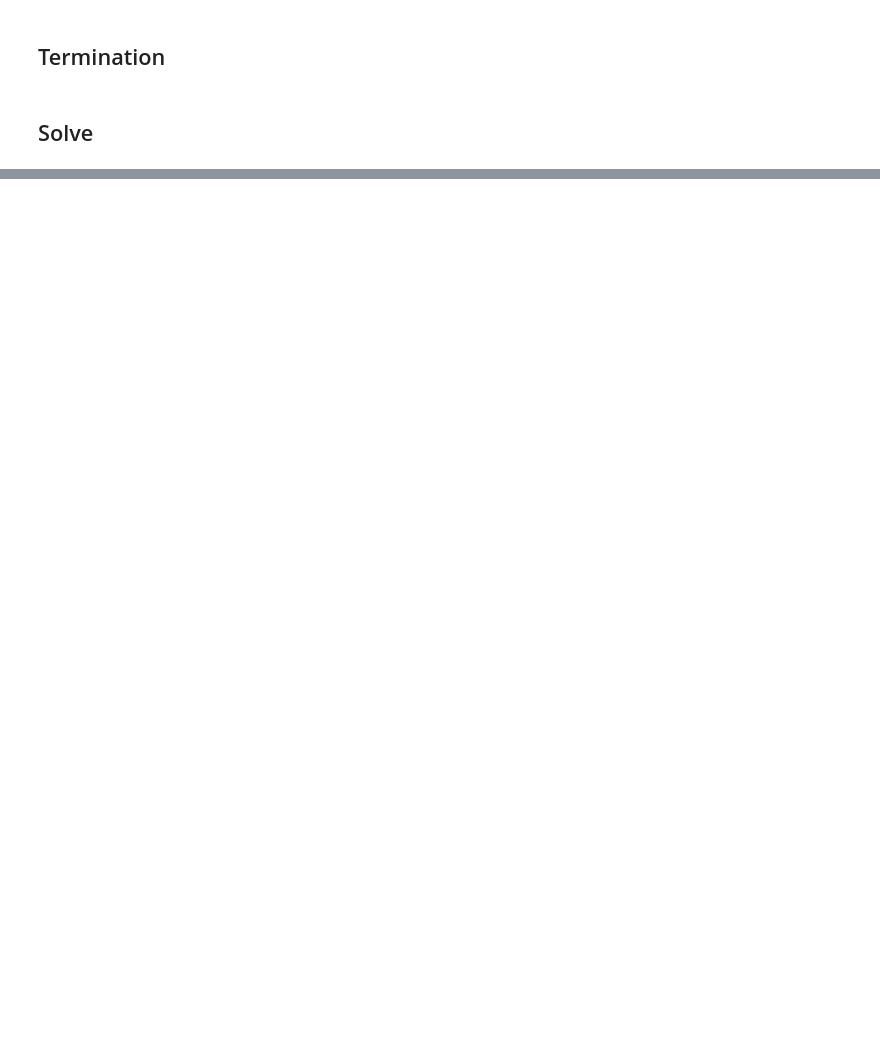
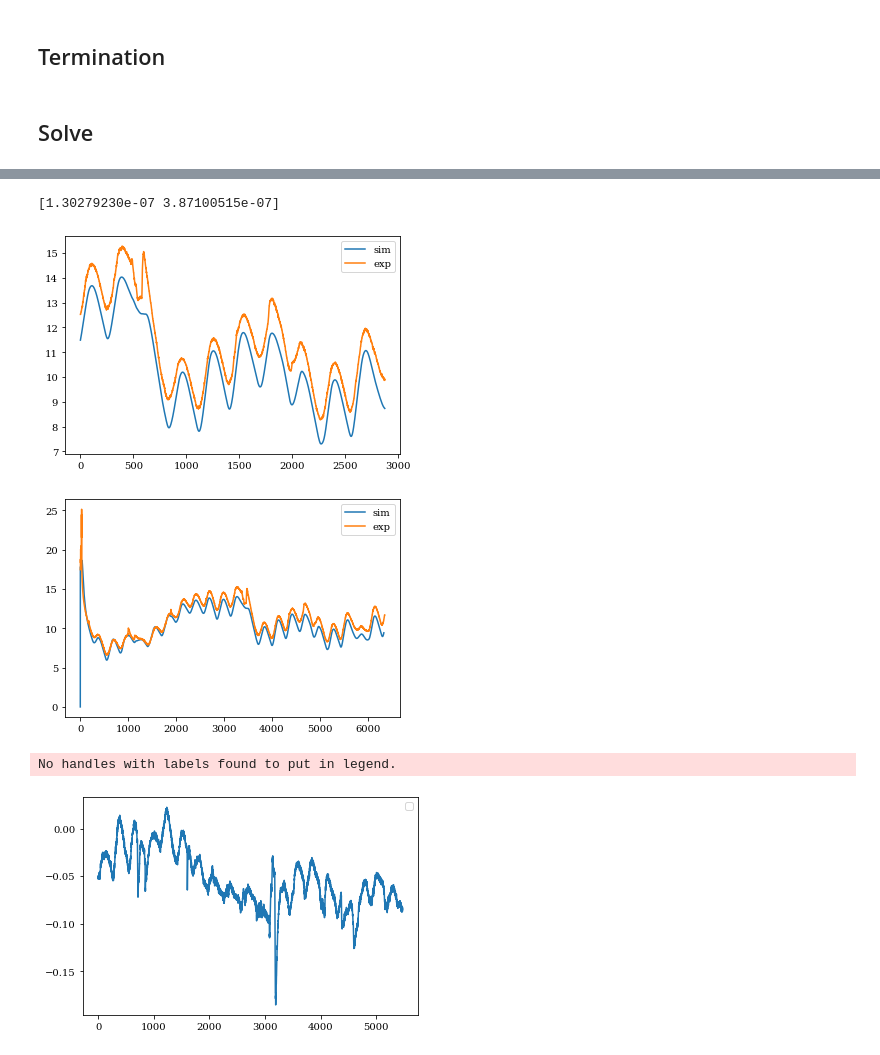
Before and after one commit to gmclove/pymoo, a Jupyter notebook: practice/snow-farming/Modeling/modeling-mulch-thermal-diff-pymoo.ipynb, the cells around one changed output, grey strips where cells are left out. Cells and saved outputs as stored; diff of their text form; code cells hidden in the pictures; blank space fills up the shorter version.

```diff
--- a/practice/snow-farming/Modeling/modeling-mulch-thermal-diff-pymoo.ipynb
+++ b/practice/snow-farming/Modeling/modeling-mulch-thermal-diff-pymoo.ipynb
@@ -384,0 +436,38 @@ plot.show()
+# %%
+# x = np.array([1e-7, 5e-7])
+x = res.X
+print(x)
+# geometry
+L_ccb = 0.0254
+nz = 33
+lz = 0.2
+dzmin = lz/100
+# time
+start_time = 10*oneday
+end_time = 20*oneday
+istart = int(start_time/dt)
+iend = int(end_time/dt)
+
+T10,Tprofiles = cst_diffusivity_sim(x,L_ccb,0,Sim_time)
+
+# Plot
+plt.plot(T10[istart+1:iend], label="sim")
+plt.plot(alt10[istart+1:iend], label="exp")
+plt.legend()
+plt.show()
+plt.plot(T10, label="sim")
+plt.plot(alt10, label="exp")
+plt.legend()
+plt.show()
+diff = (T10[int(oneday/dt):iend]-alt10[int(oneday/dt):iend])
+DT = (alt30[int(oneday/dt)]-alt0[int(oneday/dt)])
+norm = (T10[int(oneday/dt):iend]-alt10[int(oneday/dt):iend])/(alt30[int(oneday/dt)]-alt0[int(oneday/dt)])
+plt.plot(norm)
+plt.legend()
+plt.show()
+# %% [output]
+[1.30279230e-07 3.87100515e-07]
+[figure, added]
+[figure, added]
+No handles with labels found to put in legend.
+[figure, added]
```
Also changed, not shown: parts of 16 cells of this notebook.
